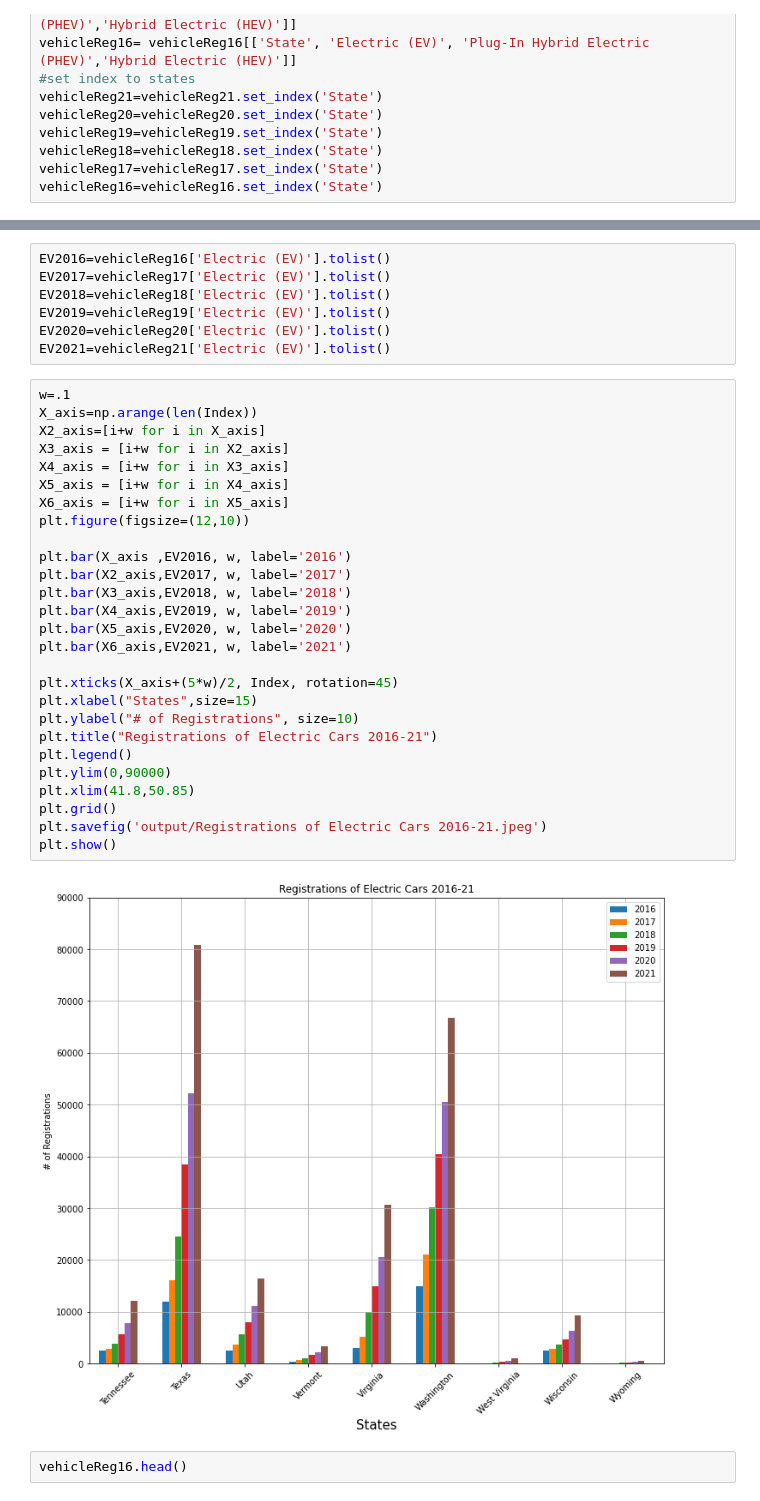
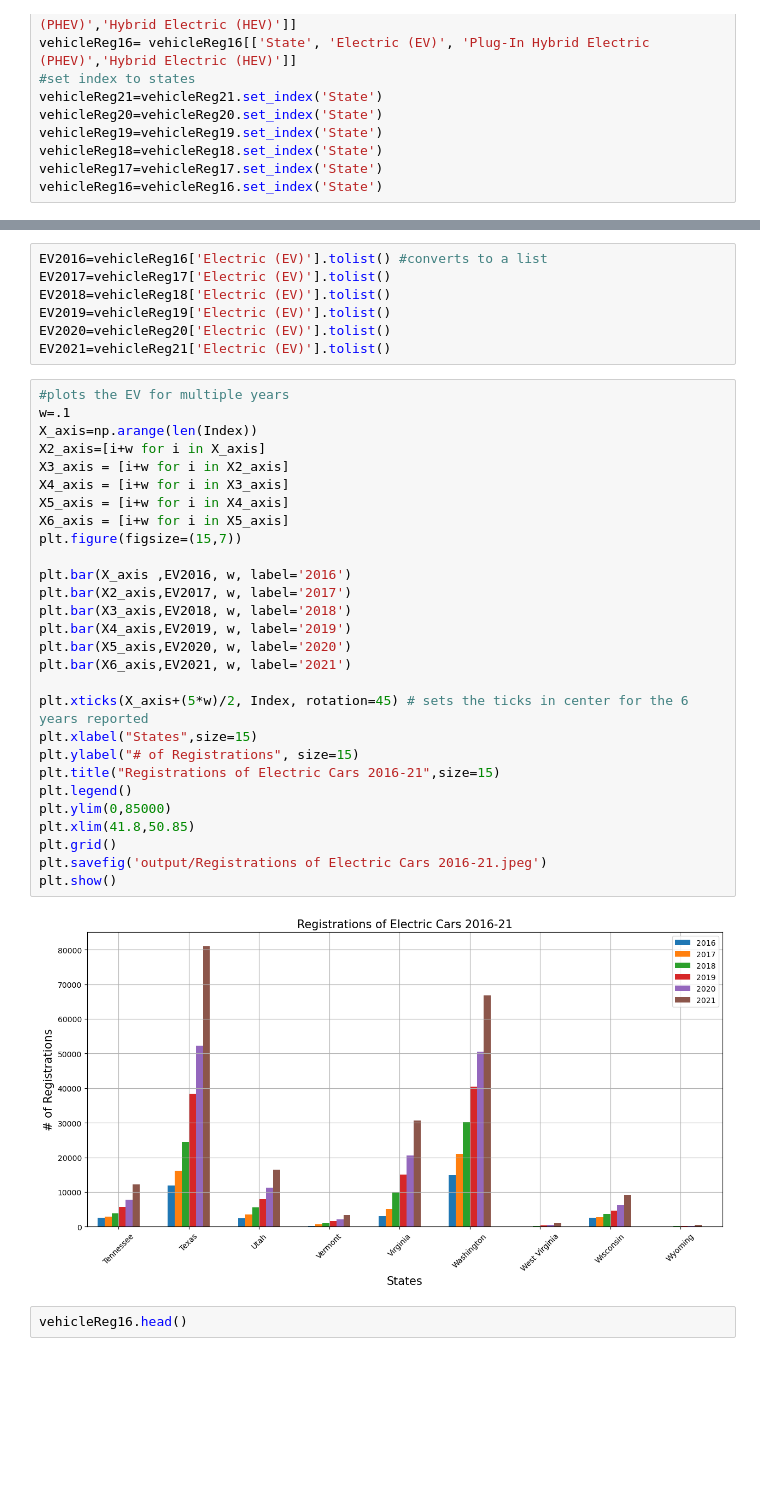
Before and after one commit to nhle95/Project1_group4, a Jupyter notebook: Electric_Car_Count.ipynb, the cells around one changed output, grey strips where cells are left out. Saved outputs shown, nothing was run; the diff lists cells and outputs as text; blank space fills up the shorter version.

```diff
--- a/Electric_Car_Count.ipynb
+++ b/Electric_Car_Count.ipynb
@@ -86,39 +74,40 @@ Index= vehicleReg16.index
 # %%
-EV2016=vehicleReg16['Electric (EV)'].tolist()
+EV2016=vehicleReg16['Electric (EV)'].tolist() #converts to a list
 EV2017=vehicleReg17['Electric (EV)'].tolist()
 EV2018=vehicleReg18['Electric (EV)'].tolist()
 EV2019=vehicleReg19['Electric (EV)'].tolist()
 EV2020=vehicleReg20['Electric (EV)'].tolist()
 EV2021=vehicleReg21['Electric (EV)'].tolist()
 # %%
+#plots the EV for multiple years
 w=.1
 X_axis=np.arange(len(Index))
 X2_axis=[i+w for i in X_axis]
 X3_axis = [i+w for i in X2_axis]
 X4_axis = [i+w for i in X3_axis]
 X5_axis = [i+w for i in X4_axis]
 X6_axis = [i+w for i in X5_axis]
-plt.figure(figsize=(12,10))
+plt.figure(figsize=(15,7))
 
 plt.bar(X_axis ,EV2016, w, label='2016')
 plt.bar(X2_axis,EV2017, w, label='2017')
 plt.bar(X3_axis,EV2018, w, label='2018')
 plt.bar(X4_axis,EV2019, w, label='2019')
 plt.bar(X5_axis,EV2020, w, label='2020')
 plt.bar(X6_axis,EV2021, w, label='2021')
 
-plt.xticks(X_axis+(5*w)/2, Index, rotation=45)
+plt.xticks(X_axis+(5*w)/2, Index, rotation=45) # sets the ticks in center for the 6 years reported
 plt.xlabel("States",size=15)
-plt.ylabel("# of Registrations", size=10)
-plt.title("Registrations of Electric Cars 2016-21")
+plt.ylabel("# of Registrations", size=15)
+plt.title("Registrations of Electric Cars 2016-21",size=15)
 plt.legend()
-plt.ylim(0,90000)
+plt.ylim(0,85000)
 plt.xlim(41.8,50.85)
 plt.grid()
 plt.savefig('output/Registrations of Electric Cars 2016-21.jpeg')
 plt.show()
 # %% [output]
-[figure, old version]
+[figure, new version]
 # %%
 vehicleReg16.head()
 # %% [output]
```
Also changed, not shown: parts of 9 cells of this notebook.
